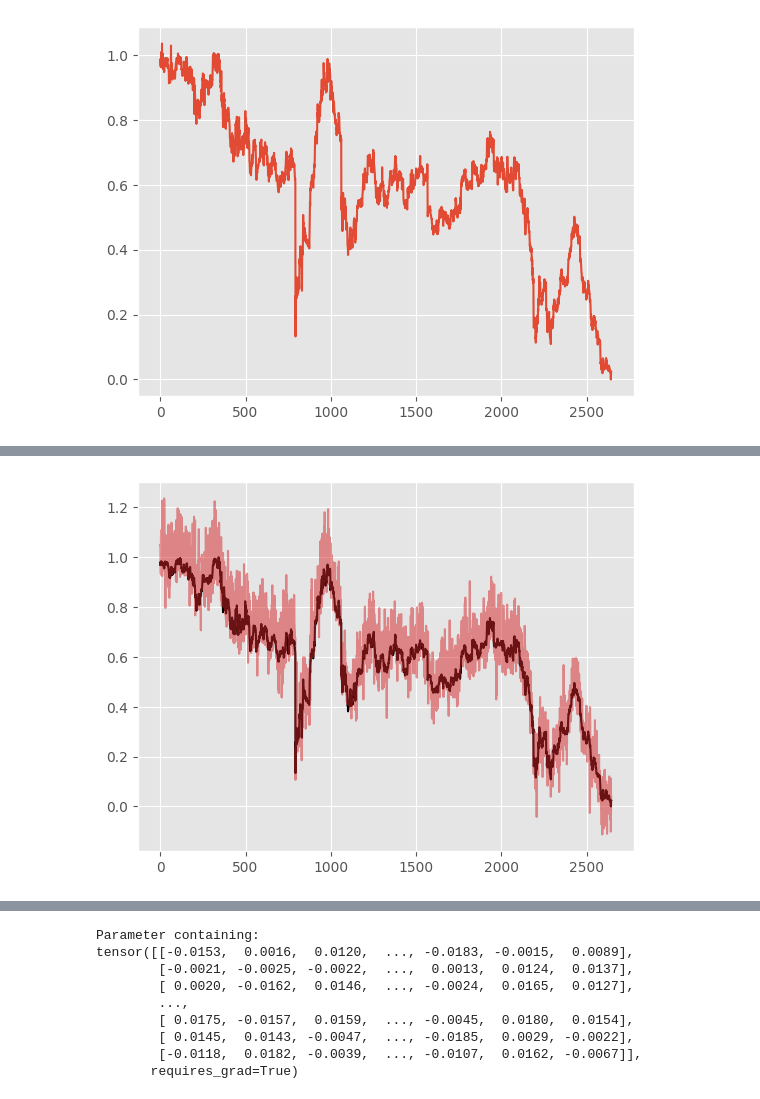
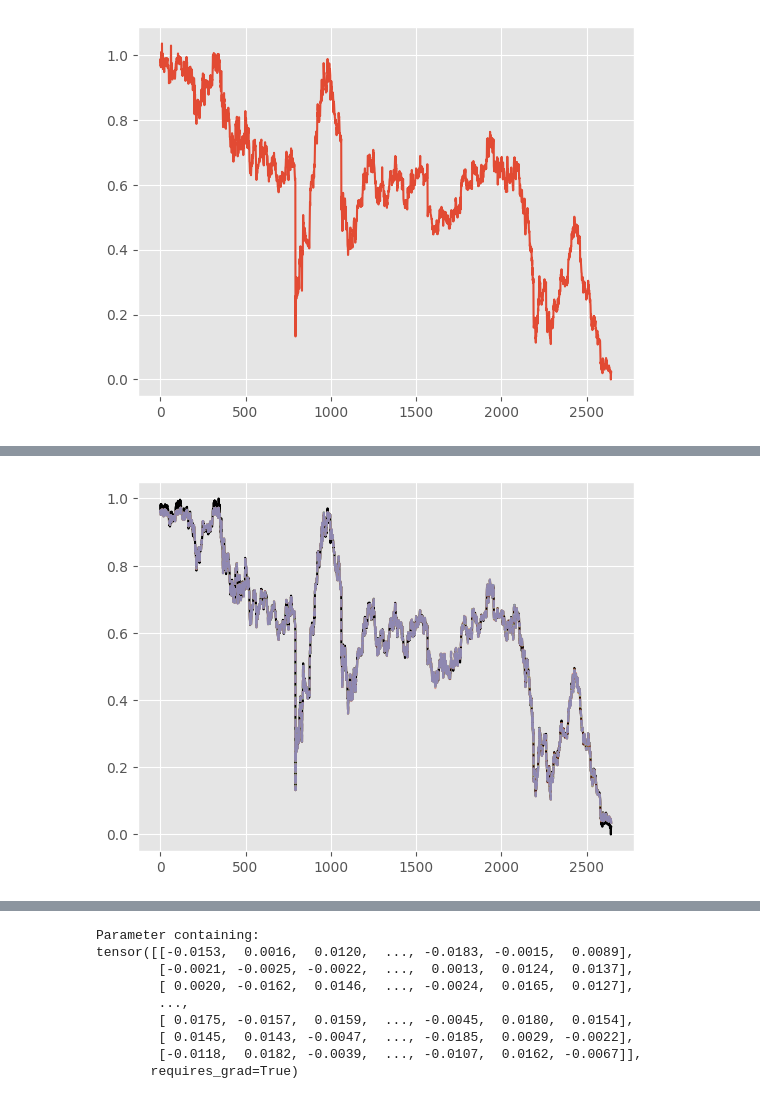
Before and after one commit to kirillzx/JDFlow, a Jupyter notebook: generator_main.ipynb, the cells around one changed output, grey strips where cells are left out. Saved outputs shown, nothing was run; the diff lists cells and outputs as text; code cells hidden in the pictures.

```diff
--- a/generator_main.ipynb
+++ b/generator_main.ipynb
@@ -202,7 +200,7 @@ plt.show()
 # %%
 scaler = MinMaxScaler((0, 1))
-
-data = scaler.fit_transform(data.reshape(-1, 1)).reshape(1, -1)
+data = scaler.fit_transform(data)
+# data = scaler.fit_transform(data.reshape(-1, 1)).reshape(1, -1)
 # %%
 data_tensor = torch.FloatTensor(data)
 data0 = data_tensor[0]
@@ -778,13 +816,14 @@ data_tensor = data_tensor.view(1, -1)
 z_dim = 15
 h_dim = len(data_tensor[0])
 h_dim_v = 1
+w_dim = 1
 data_dim = len(data_tensor[0])
-time_steps = 500
+time_steps = 100
 dt = torch.FloatTensor([1/time_steps])
 
 phi = Phi(z_dim, 1, 1 + 10)
 drift = Drift(h_dim)
-diffusion = Diffusion(h_dim)
+diffusion = Diffusion(h_dim, w_dim)
 jump = Jump(h_dim)
 f = Operator_F(h_dim, h_dim)
 mu_v = Mu_V(1, h_dim_v, data_dim)
@@ -871,12 +931,23 @@ for _ in epochs:
 # %%
 xi0 = u
 
-x = sdeint(drift, diffusion, dt, xi0, time_steps, h_dim)
-x_inv = sdeint_inverse(drift, diffusion, dt, x[-1], time_steps, h_dim).detach().view(1, -1)
+if xi0.size(0) == 1:
+    x = sdeint(drift, diffusion, dt, xi0, time_steps, h_dim, w_dim)
+    x_inv = f(sdeint_inverse(drift, diffusion, dt, x[-1].view(1, -1), time_steps, h_dim, w_dim).detach().view(1, -1))
 
 
-plt.hist(u, color='black', bins=np.arange(-0.2, 1.2, 0.03), density=True, alpha=0.7)
-plt.hist(x_inv.detach().cpu().numpy()[-1], color='tab:red', bins=np.arange(-0.2, 1.2, 0.03), density=True, alpha=0.7)
-# plt.hist(x.detach().cpu().numpy()[0], color='tab:blue', bins=40, density=True)
-plt.show()
+    plt.hist(u, color='black', bins=np.arange(-0.2, 1.2, 0.03), density=True, alpha=0.7)
+    plt.hist(x_inv.detach().cpu().numpy()[-1], color='tab:red', bins=np.arange(-0.2, 1.2, 0.03), density=True, alpha=0.7)
+    # plt.hist(x.detach().cpu().numpy()[0], color='tab:blue', bins=40, density=True)
+    plt.show()
+
+else:
+    x = sdeint(drift, diffusion, dt, xi0, time_steps, h_dim, w_dim)
+    x_inv = f(sdeint_inverse(drift, diffusion, dt, x[-1], time_steps, h_dim, w_dim).detach())
+
+
+    plt.hist(u, bins=np.arange(-1e-5, 1+1e-5, 0.2), density=True, alpha=0.7)
+    # plt.hist(x_inv.detach().cpu().numpy()[-1], bins=np.arange(-0.2, 1.2, 0.03), density=True, alpha=0.7)
+    # plt.hist(x.detach().cpu().numpy()[0], color='tab:blue', bins=40, density=True)
+    plt.show()
 # %% [output]
@@ -889,13 +960,19 @@ plt.show()
 # %%
-z = torch.randn(h_dim) * x[-1].std() + x[-1].mean()
-x0 = sdeint_inverse(drift, diffusion, dt, z, time_steps, h_dim).detach().view(1, -1)
+x_array = []
+for i in range(10):
+    z = torch.randn(h_dim) * x[-1].std() + x[-1].mean()
+    x0 = f(sdeint_inverse(drift, diffusion, dt, z, time_steps, h_dim, w_dim).detach().view(1, -1)).detach()
+    x_array.append(x0)
 # %%
 # synth_data = nsde_flow.inverse(x0)[0]
 # %%
 plt.plot(data, color='black', label='Real')
-plt.plot(x0[0], color='tab:red', label='Synth', alpha=0.5)
+# plt.plot(x0[0], color='tab:red', label='Synth', alpha=0.5)
+
+for i in range(10):
+    plt.plot(x_array[i][0], '--', label='Synth', alpha=0.5)
 
 plt.legend
 plt.show()
 # %% [output]
-[figure, old version]
+[figure, new version]
```
Also changed, not shown: parts of 16 cells of this notebook.
